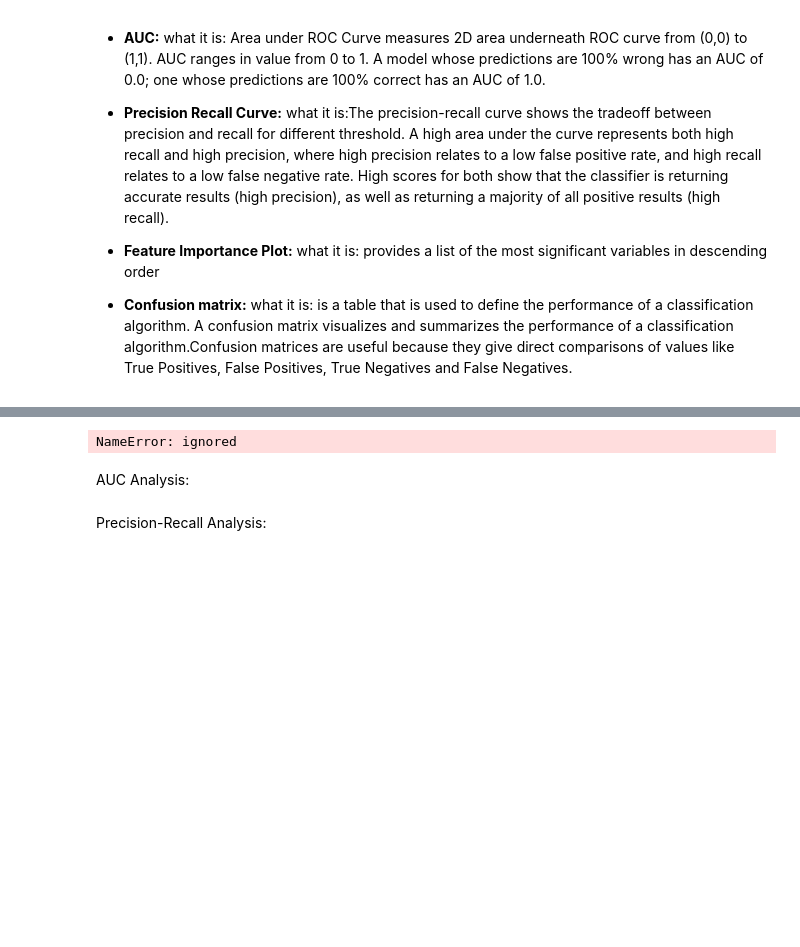
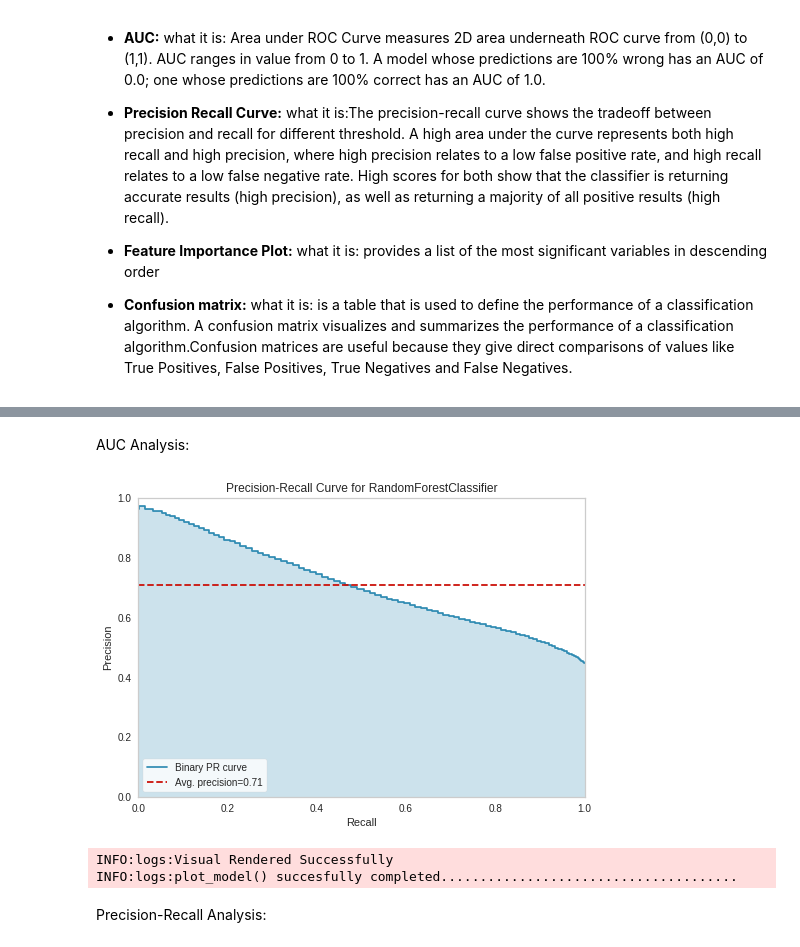
Before and after one commit to kwpark23/Airline-Delays, a Jupyter notebook: Airline_delay.ipynb, the cells around one changed output, grey strips where cells are left out. Drawn from its saved outputs; the diff is of its cells as text; code cells hidden in the pictures; blank space fills up the shorter version.

```diff
--- a/Airline_delay.ipynb
+++ b/Airline_delay.ipynb
@@ -511,11 +488,13 @@ tuned_rf = tune_model(rf)
 # %%
-plot_model(tuned_rf, plot = 'auc')
+plot_model(rf, plot = 'auc')
-# %% [output]
-NameError: ignored
 # %% [markdown]
 AUC Analysis:
 # %%
-plot_model(tuned_rf, plot = 'pr')
+plot_model(rf, plot = 'pr')
+# %% [output]
+[figure, added]
+INFO:logs:Visual Rendered Successfully
+INFO:logs:plot_model() succesfully completed......................................
 # %% [markdown]
 Precision-Recall Analysis:
 # %%
```
Also changed, not shown: parts of 10 cells of this notebook.
